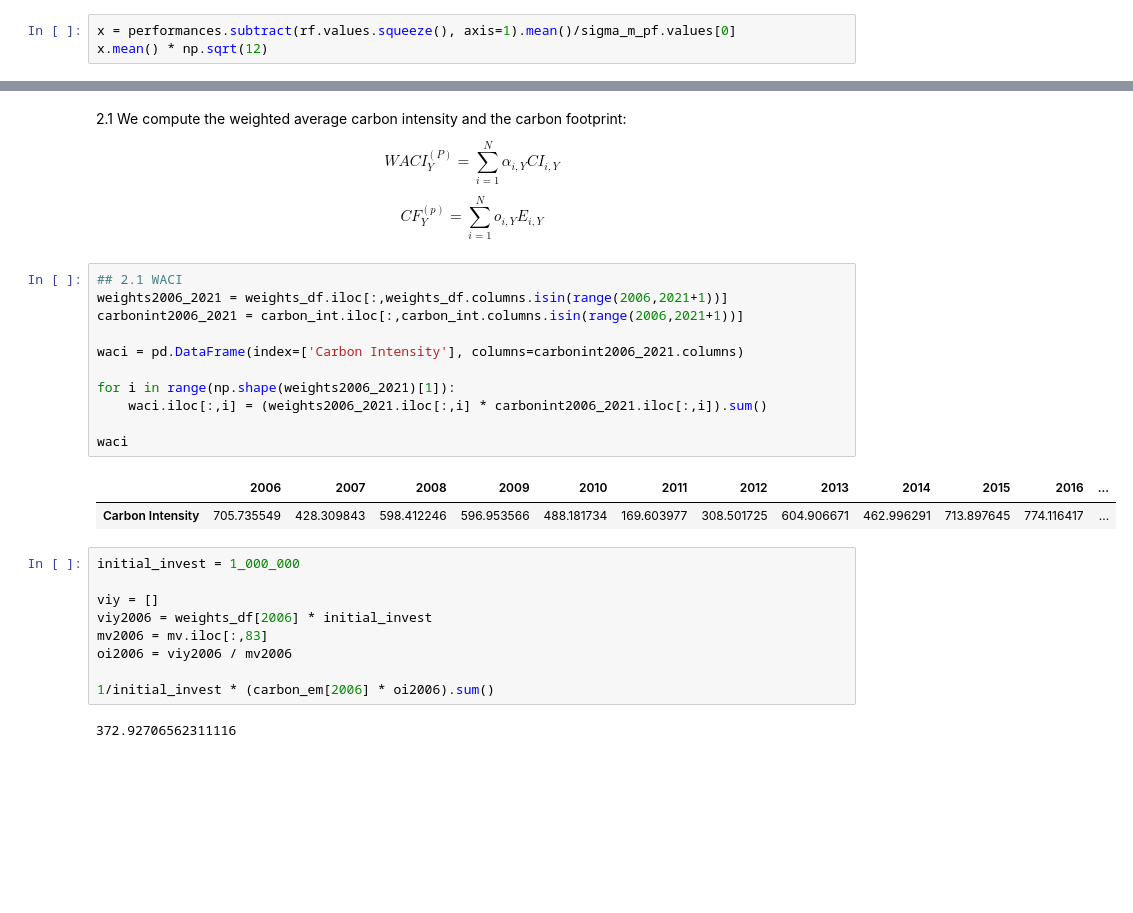
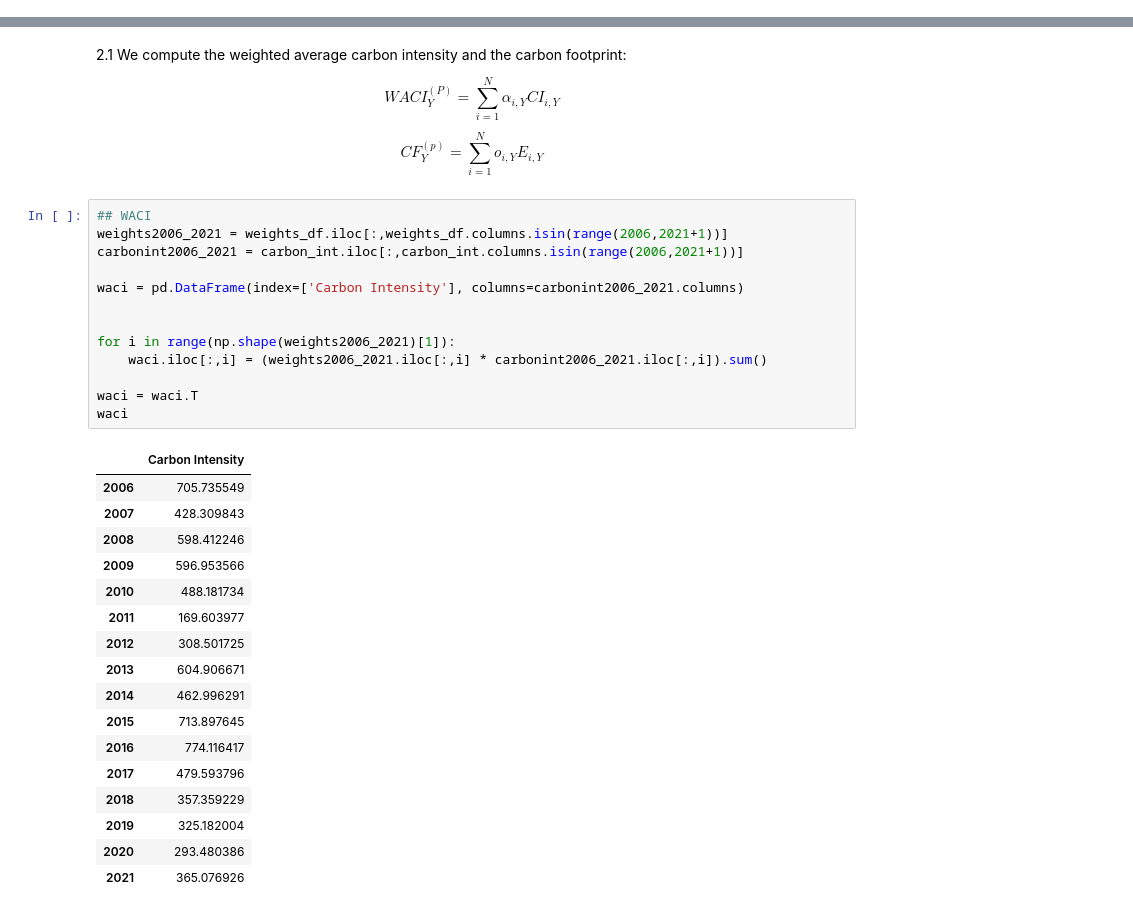
Before and after one commit to dorentinmorina/SAAM, a Jupyter notebook: main.ipynb, the cells around one changed output, grey strips where cells are left out. Cells and saved outputs as stored; diff of their text form; blank space fills up the shorter version.

```diff
--- a/main.ipynb
+++ b/main.ipynb
@@ -459,6 +457,3 @@ Annualized Sharpe Ratio - Portfolio
 ====================================
 0.72352
 ====================================
-# %%
-x = performances.subtract(rf.values.squeeze(), axis=1).mean()/sigma_m_pf.values[0]
-x.mean() * np.sqrt(12)
@@ -774,28 +766,34 @@ $$
 CF_{Y}^{(p)} = \sum^{N}_{i=1} o_{i,Y} E_{i,Y}
 $$
 # %%
-## 2.1 WACI
+## WACI
 weights2006_2021 = weights_df.iloc[:,weights_df.columns.isin(range(2006,2021+1))]
 carbonint2006_2021 = carbon_int.iloc[:,carbon_int.columns.isin(range(2006,2021+1))]
 
 waci = pd.DataFrame(index=['Carbon Intensity'], columns=carbonint2006_2021.columns)
 
+
 for i in range(np.shape(weights2006_2021)[1]):
     waci.iloc[:,i] = (weights2006_2021.iloc[:,i] * carbonint2006_2021.iloc[:,i]).sum()
 
+waci = waci.T
 waci
 # %% [output]
-|  | 2006 | 2007 | 2008 | 2009 | 2010 | 2011 | 2012 | 2013 | 2014 | 2015 | 2016 | ... |
-| Carbon Intensity | 705.735549 | 428.309843 | 598.412246 | 596.953566 | 488.181734 | 169.603977 | 308.501725 | 604.906671 | 462.996291 | 713.897645 | 774.116417 | ... |
+|  | Carbon Intensity |
+| 2006 | 705.735549 |
+| 2007 | 428.309843 |
+| 2008 | 598.412246 |
+| 2009 | 596.953566 |
+| 2010 | 488.181734 |
+| 2011 | 169.603977 |
+| 2012 | 308.501725 |
+| 2013 | 604.906671 |
+| 2014 | 462.996291 |
+| 2015 | 713.897645 |
+| 2016 | 774.116417 |
+| 2017 | 479.593796 |
+| 2018 | 357.359229 |
+| 2019 | 325.182004 |
+| 2020 | 293.480386 |
+| 2021 | 365.076926 |
-# %%
-initial_invest = 1_000_000
-
-viy = []
-viy2006 = weights_df[2006] * initial_invest
-mv2006 = mv.iloc[:,83]
-oi2006 = viy2006 / mv2006
-
-1/initial_invest * (carbon_em[2006] * oi2006).sum()
-# %% [output]
-372.92706562311116
 # %%
```
Also changed, not shown: parts of 10 cells of this notebook, 2 other files.
